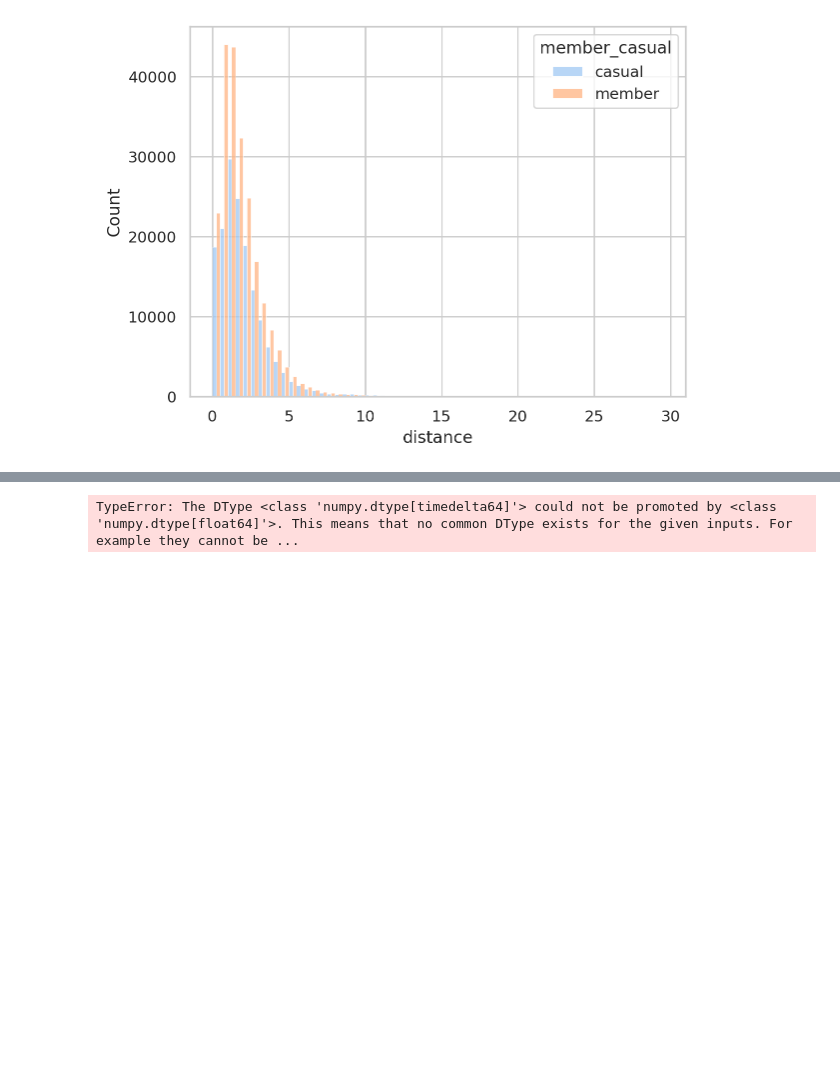
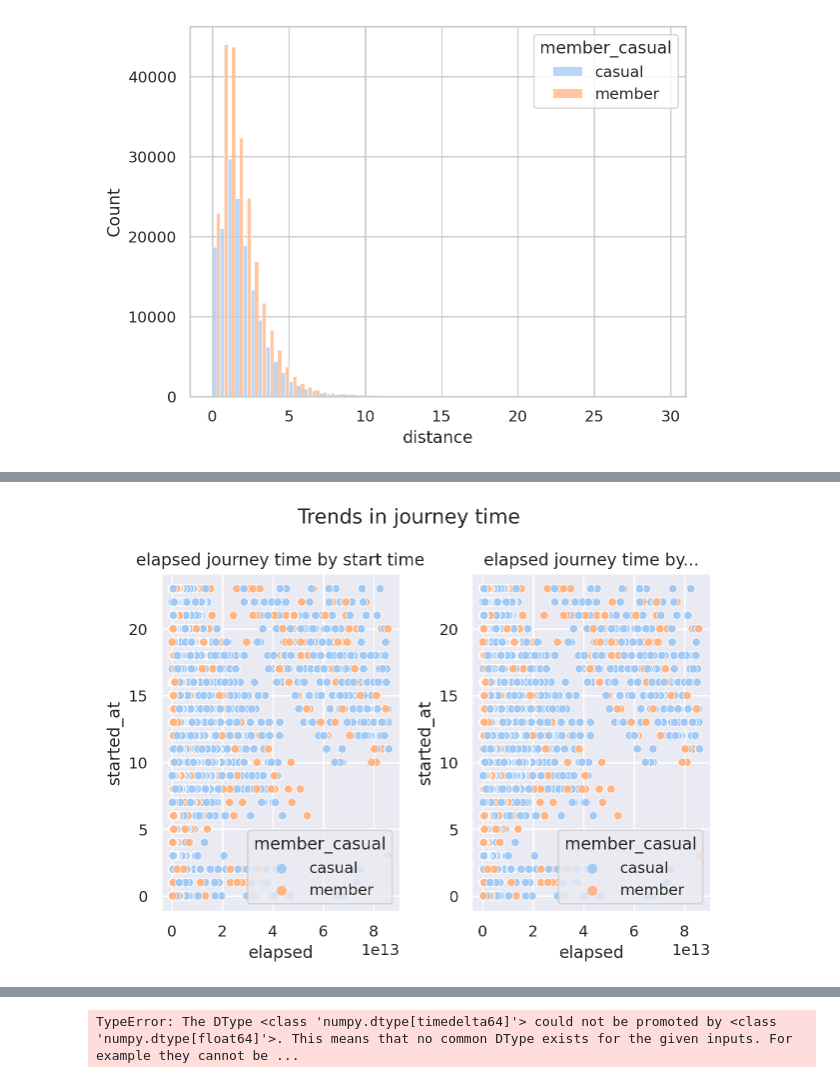
Before and after one commit to sian0x0/CA-data-science, a Jupyter notebook: 1-3/Capital Bike Share - Trip History EDA.ipynb, the cells around one changed output, grey strips where cells are left out. Drawn from its saved outputs; the diff is of its cells as text; code cells hidden in the pictures; blank space fills up the shorter version.

Commit message:
more timedelta wrangling

```diff
--- a/1-3/Capital Bike Share - Trip History EDA.ipynb
+++ b/1-3/Capital Bike Share - Trip History EDA.ipynb
@@ -428,0 +467,20 @@ sns.histplot(data=df_2023_04_nfs, x='distance', binwidth=0.5, hue='member_casual
+# %%
+#testing with a filtered df: only durations between 00:00 and 23:59 hours
+t_lower = np.timedelta64(1, 'm')
+t_upper = np.timedelta64(1439, 'm')
+df_elap_filt = df_2023_04_nfs[(df_2023_04_nfs['elapsed'] < t_upper) & (df_2023_04_nfs['elapsed'] > t_lower)]
+
+fig, axes=plt.subplots(1,2)
+
+sns.set_style('darkgrid')
+sns.scatterplot(ax=axes[0], data=df_elap_filt, y=df_elap_filt.started_at.dt.hour, x=df_elap_filt.elapsed, hue='member_casual')
+axes[0].set_title('elapsed journey time by start time')
+
+sns.scatterplot(ax=axes[1], data=df_elap_filt, y=df_elap_filt.started_at.dt.hour, x=df_elap_filt.elapsed, hue='member_casual')
+axes[1].set_title('elapsed journey time by...')
+
+fig.suptitle('Trends in journey time')
+
+plt.tight_layout()
+# %% [output]
+[figure, added]
```
Also changed, not shown: parts of 6 cells of this notebook.
